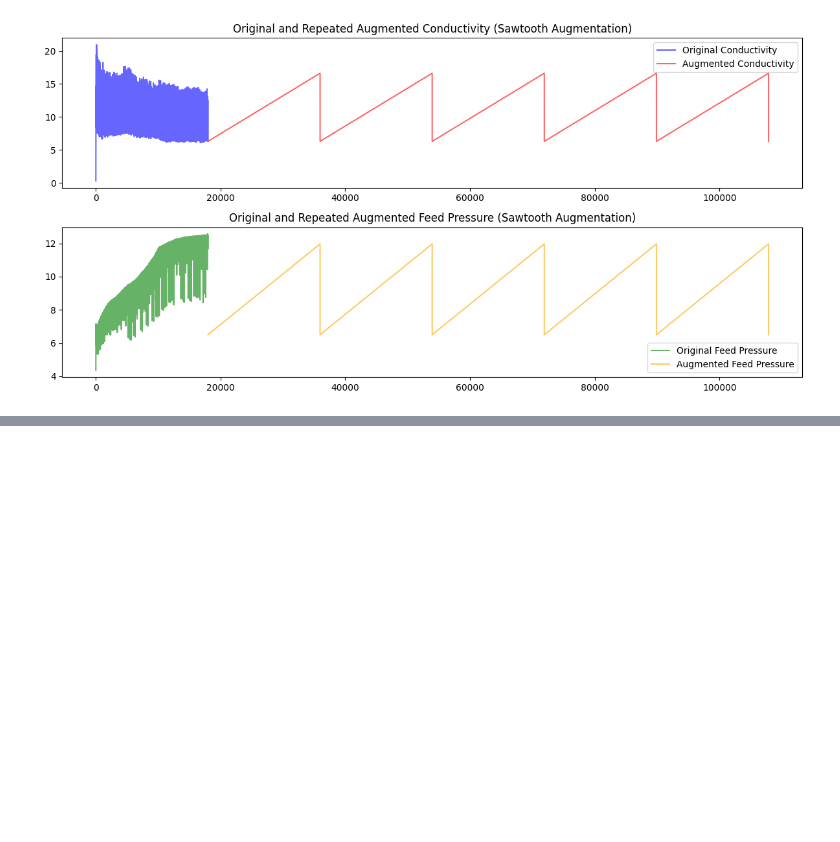
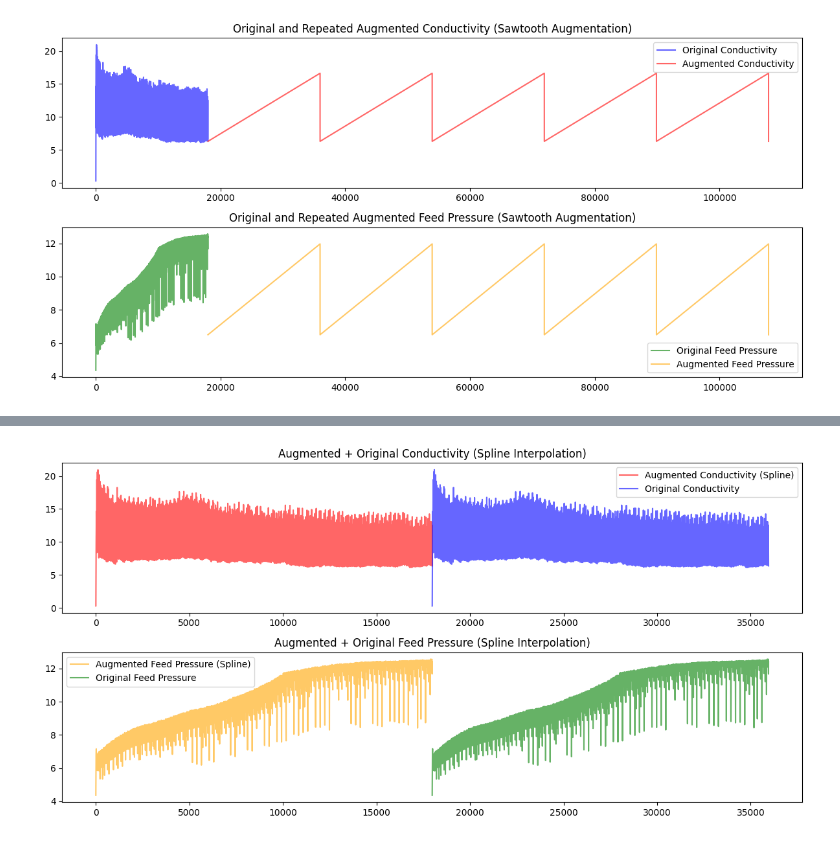
Before and after one commit to AquaMarine-AI/ProjectAW, a Jupyter notebook: data_agumentation_sawtooth.ipynb, the cells around one changed output, grey strips where cells are left out. Saved outputs shown, nothing was run; the diff lists cells and outputs as text; code cells hidden in the pictures; blank space fills up the shorter version.

Commit message:
스플라인 보간법을 이용한 증강 코드 추가

```diff
--- a/data_agumentation_sawtooth.ipynb
+++ b/data_agumentation_sawtooth.ipynb
@@ -623,0 +699,53 @@ sawtooth_wave:  [ 6.50189216  6.50219631  6.50250046 ... 11.96899708 11.96930123
+# %%
+# ---------------- 스플라인 보간법을 이용한 증강 ---------------- #
+
+import numpy as np
+import pandas as pd
+import matplotlib.pyplot as plt
+from scipy.interpolate import UnivariateSpline
+
+# 기존 데이터에서 처리된 데이터를 준비
+original_conductivity = final_processed_df['Processed Conductivity'].values
+original_feed_pressure = final_processed_df['Processed Feed Pressure'].values
+
+# 스플라인 보간법을 사용한 자연스러운 증강 함수
+def apply_spline_augmentation(data):
+    """
+    스플라인 보간법을 사용하여 자연스럽게 증강
+    원본 데이터와 동일한 개수로 증강
+    """
+    x = np.arange(len(data))
+    spline = UnivariateSpline(x, data, s=0.5)  # s 파라미터는 부드러움을 조정
+    x_new = np.linspace(x.min(), x.max(), len(data))  # 원본 데이터와 동일한 길이로 설정
+    data_augmented = spline(x_new)
+    return data_augmented
+
+# 스플라인 보간법을 사용한 증강 데이터 생성 (원본 데이터와 동일한 개수)
+augmented_conductivity_spline = apply_spline_augmentation(original_conductivity)
+augmented_feed_pressure_spline = apply_spline_augmentation(original_feed_pressure)
+
+# 기존 데이터에 증강된 데이터 추가
+combined_conductivity_spline = np.concatenate([augmented_conductivity_spline, original_conductivity])
+combined_feed_pressure_spline = np.concatenate([augmented_feed_pressure_spline, original_feed_pressure])
+
+# 증강된 데이터와 원본 데이터를 구분하여 시각화
+plt.figure(figsize=(12, 6))
+
+# 원본 및 증강된 전도도 데이터 비교
+plt.subplot(2, 1, 1)
+plt.plot(np.arange(len(augmented_conductivity_spline)), augmented_conductivity_spline, label='Augmented Conductivity (Spline)', color='red', alpha=0.6)
+plt.plot(np.arange(len(augmented_conductivity_spline), len(combined_conductivity_spline)), original_conductivity, label='Original Conductivity', color='blue', alpha=0.6)
+plt.title('Augmented + Original Conductivity (Spline Interpolation)')
+plt.legend()
+
+# 원본 및 증강된 압력 데이터 비교
+plt.subplot(2, 1, 2)
+plt.plot(np.arange(len(augmented_feed_pressure_spline)), augmented_feed_pressure_spline, label='Augmented Feed Pressure (Spline)', color='orange', alpha=0.6)
+plt.plot(np.arange(len(augmented_feed_pressure_spline), len(combined_feed_pressure_spline)), original_feed_pressure, label='Original Feed Pressure', color='green', alpha=0.6)
+plt.title('Augmented + Original Feed Pressure (Spline Interpolation)')
+plt.legend()
+
+plt.tight_layout()
+plt.show()
+# %% [output]
+[figure, added]
```
Also changed, not shown: parts of 3 cells of this notebook.
